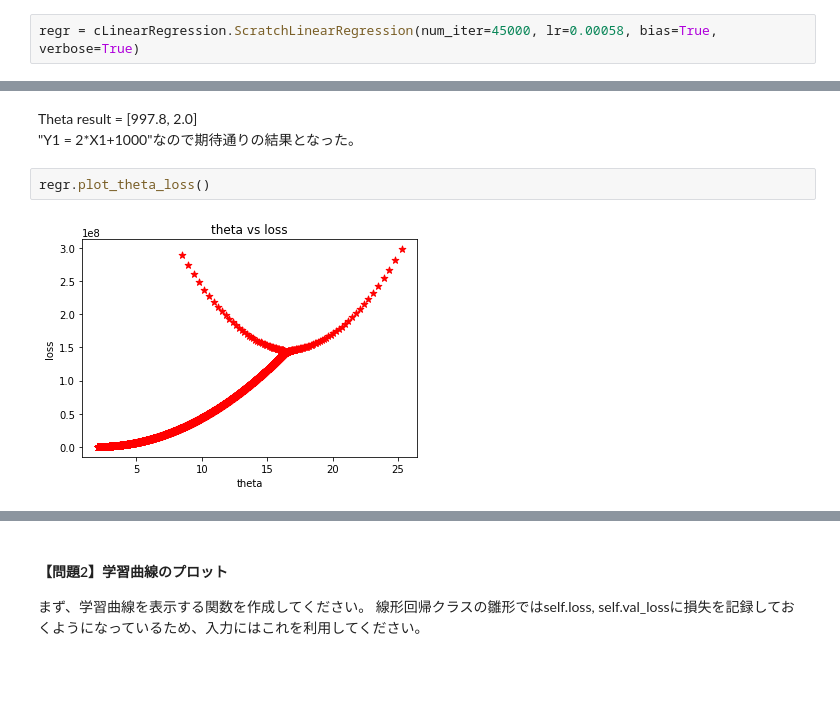
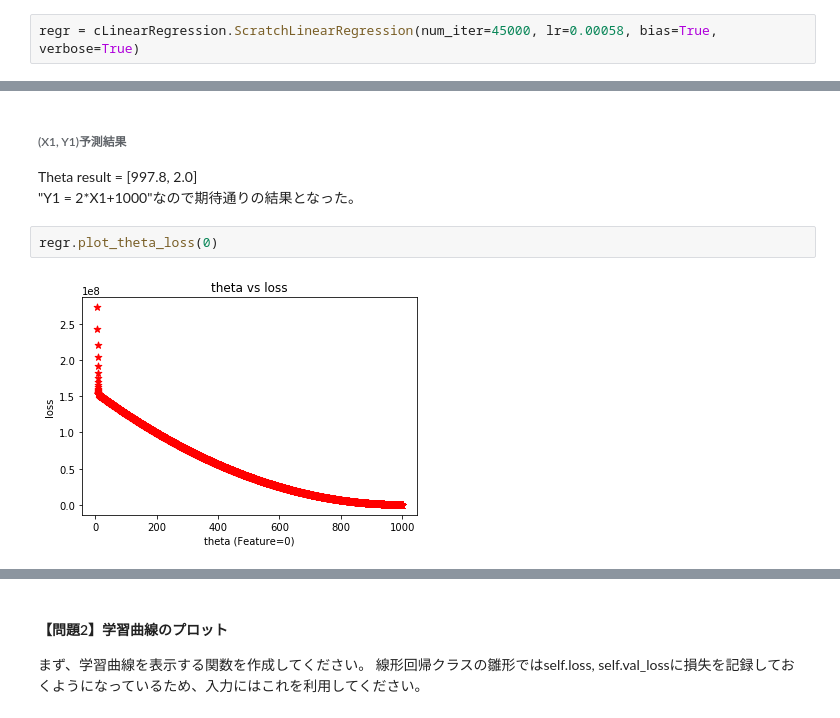
Before and after one commit to ns5849/diveintocode-ml, a Jupyter notebook: sprint3/Sprint3.ipynb, the cells around one changed output, grey strips where cells are left out. Drawn from its saved outputs; the diff is of its cells as text; blank space fills up the shorter version.

```diff
--- a/sprint3/Sprint3.ipynb
+++ b/sprint3/Sprint3.ipynb
@@ -157,7 +98,8 @@ Target:
 # %% [markdown]
+###### (X1, Y1)予測結果
 Theta result = [997.8, 2.0]
 "Y1 = 2*X1+1000"なので期待通りの結果となった。
 # %%
-regr.plot_theta_loss()
+regr.plot_theta_loss(0)
 # %% [output]
-[figure, old version]
+[figure, new version]
```
Also changed, not shown: parts of 77 cells of this notebook, 1 other file.
